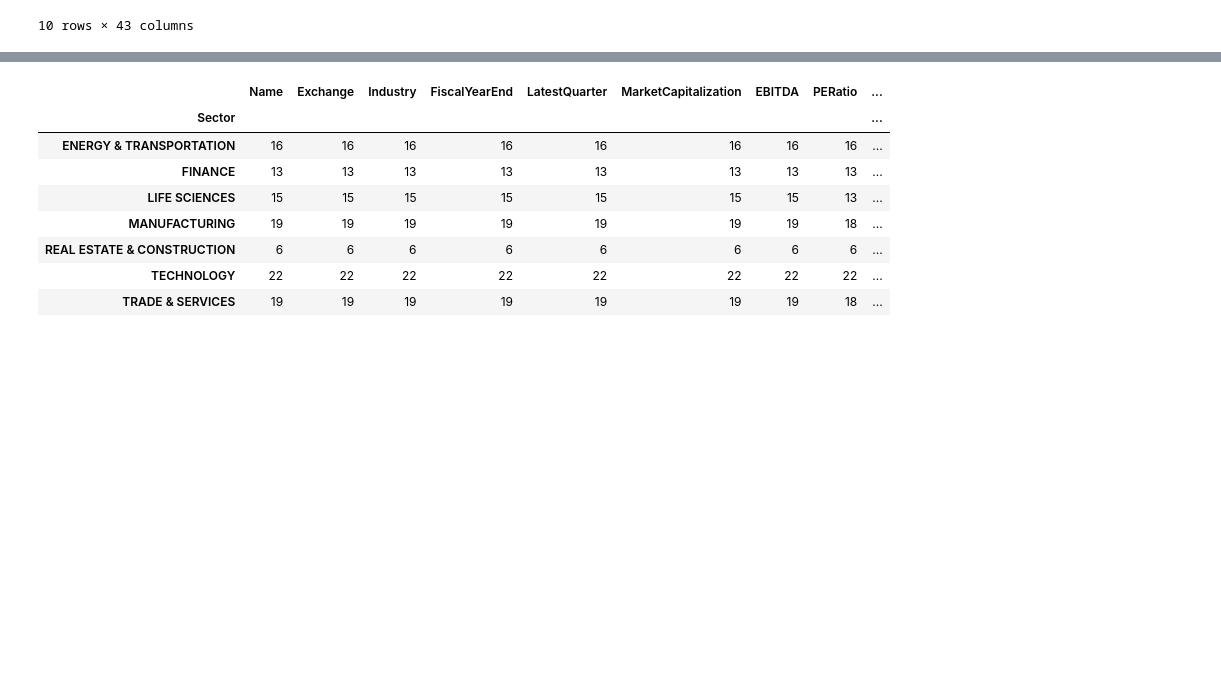
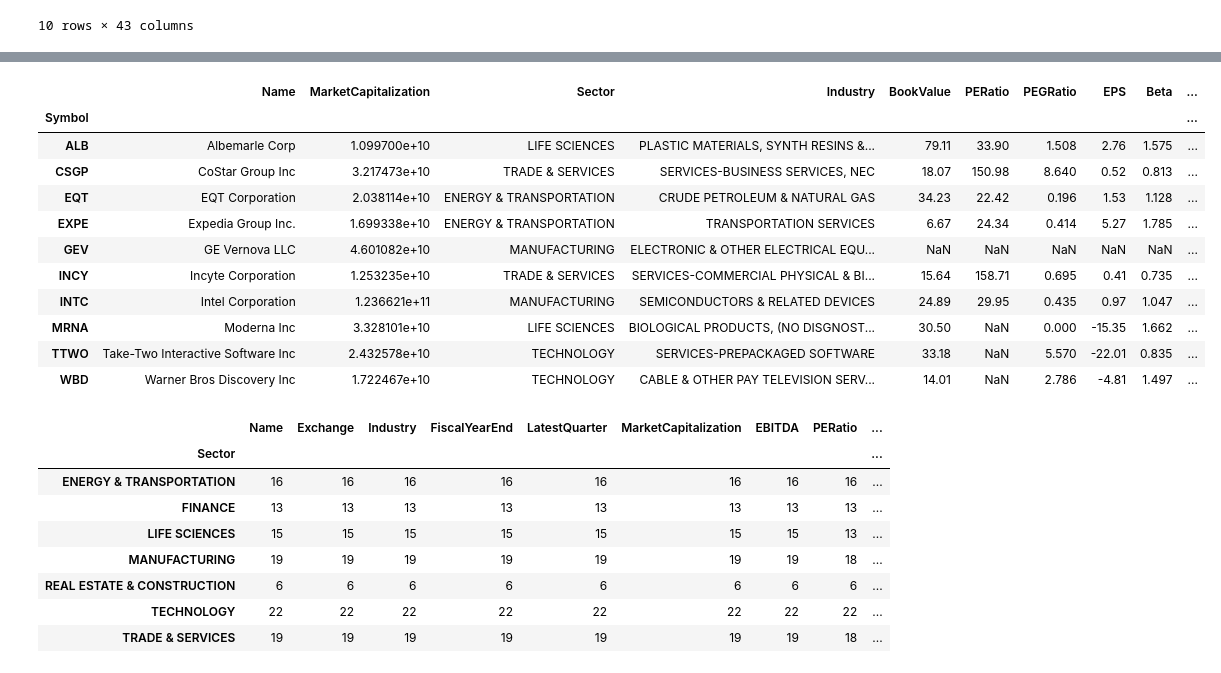
Before and after one commit to fadeeva/stock_market_research, a Jupyter notebook: Portfolio/Asset_Selection.ipynb, the cells around one changed output, grey strips where cells are left out. Drawn from its saved outputs; the diff is of its cells as text; code cells hidden in the pictures; blank space fills up the shorter version.

```diff
--- a/Portfolio/Asset_Selection.ipynb
+++ b/Portfolio/Asset_Selection.ipynb
@@ -851,3 +902,18 @@ data.sort_values(by='ProfitMargin').head(10)
+# %%
+data[data['OperatingMarginTTM']<0][clmns]
+# %% [output]
+|  | Name | MarketCapitalization | Sector | Industry | BookValue | PERatio | PEGRatio | EPS | Beta | ... |
+| Symbol |  |  |  |  |  |  |  |  |  | ... |
+| ALB | Albemarle Corp | 1.099700e+10 | LIFE SCIENCES | PLASTIC MATERIALS, SYNTH RESINS &... | 79.11 | 33.90 | 1.508 | 2.76 | 1.575 | ... |
+| CSGP | CoStar Group Inc | 3.217473e+10 | TRADE & SERVICES | SERVICES-BUSINESS SERVICES, NEC | 18.07 | 150.98 | 8.640 | 0.52 | 0.813 | ... |
+| EQT | EQT Corporation | 2.038114e+10 | ENERGY & TRANSPORTATION | CRUDE PETROLEUM & NATURAL GAS | 34.23 | 22.42 | 0.196 | 1.53 | 1.128 | ... |
+| EXPE | Expedia Group Inc. | 1.699338e+10 | ENERGY & TRANSPORTATION | TRANSPORTATION SERVICES | 6.67 | 24.34 | 0.414 | 5.27 | 1.785 | ... |
+| GEV | GE Vernova LLC | 4.601082e+10 | MANUFACTURING | ELECTRONIC & OTHER ELECTRICAL EQU... | NaN | NaN | NaN | NaN | NaN | ... |
+| INCY | Incyte Corporation | 1.253235e+10 | TRADE & SERVICES | SERVICES-COMMERCIAL PHYSICAL & BI... | 15.64 | 158.71 | 0.695 | 0.41 | 0.735 | ... |
+| INTC | Intel Corporation | 1.236621e+11 | MANUFACTURING | SEMICONDUCTORS & RELATED DEVICES | 24.89 | 29.95 | 0.435 | 0.97 | 1.047 | ... |
+| MRNA | Moderna Inc | 3.328101e+10 | LIFE SCIENCES | BIOLOGICAL PRODUCTS, (NO DISGNOST... | 30.50 | NaN | 0.000 | -15.35 | 1.662 | ... |
+| TTWO | Take-Two Interactive Software Inc | 2.432578e+10 | TECHNOLOGY | SERVICES-PREPACKAGED SOFTWARE | 33.18 | NaN | 5.570 | -22.01 | 0.835 | ... |
+| WBD | Warner Bros Discovery Inc | 1.722467e+10 | TECHNOLOGY | CABLE & OTHER PAY TELEVISION SERV... | 14.01 | NaN | 2.786 | -4.81 | 1.497 | ... |
 # %%
 data[data['Beta']>1].groupby('Sector').count()
 # %% [output]
```
Also changed, not shown: parts of 12 cells of this notebook.
